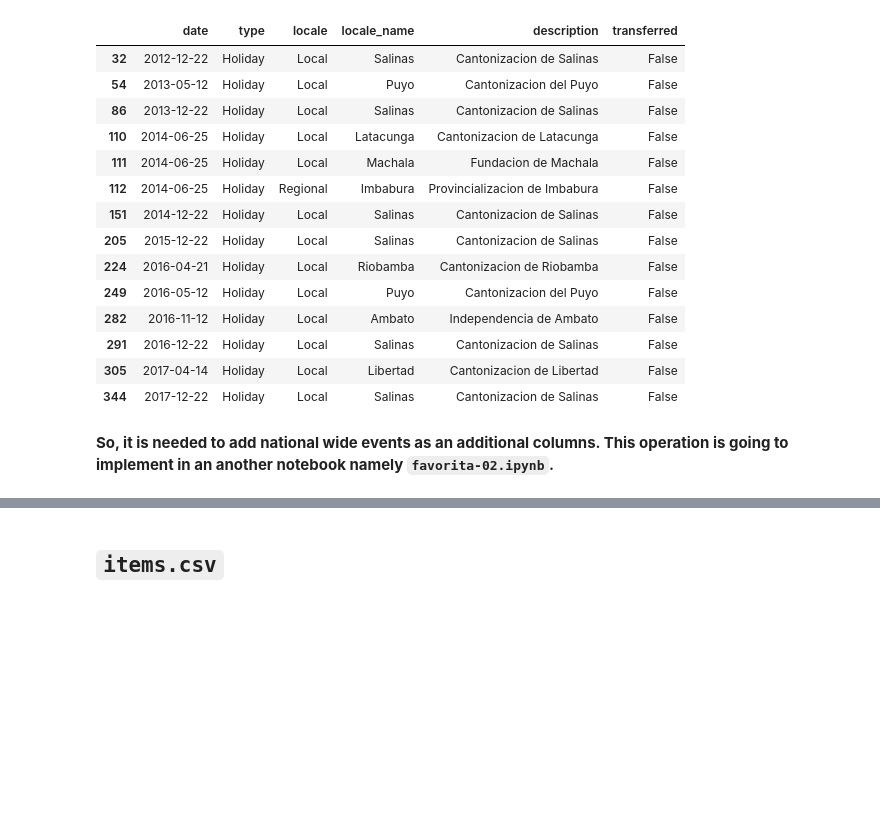
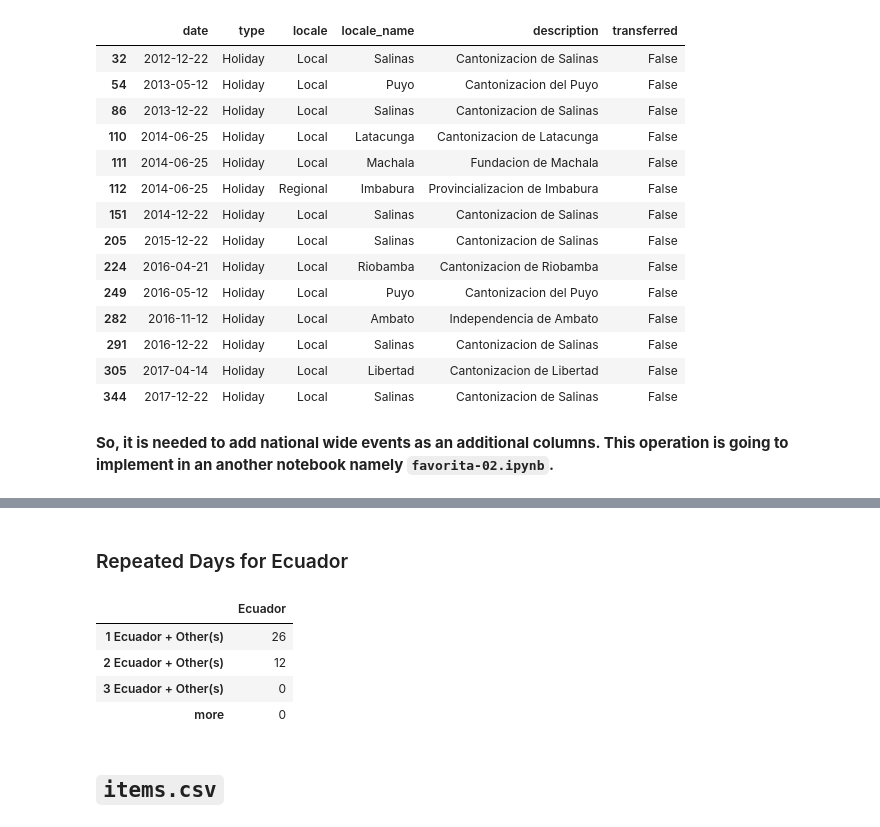
Before and after one commit to ilirium/kaggle-favorita, a Jupyter notebook: favorita-01-look-at-files-02-additional.ipynb, the cells around one changed output, grey strips where cells are left out. Saved outputs shown, nothing was run; the diff lists cells and outputs as text; code cells hidden in the pictures; blank space fills up the shorter version.

```diff
--- a/favorita-01-look-at-files-02-additional.ipynb
+++ b/favorita-01-look-at-files-02-additional.ipynb
@@ -396,3 +475,26 @@ del date
+# %% [markdown]
+### Repeated Days for Ecuador
+# %%
+repeated_ecuador_events = pd.DataFrame({'Ecuador': [0, 0, 0, 0]}, index=['1 Ecuador + Other(s)', '2 Ecuador + Other(s)', '3 Ecuador + Other(s)', 'more'])
+for idx, day in enumerate(repeated_dates):
+    he_ecuador = holiday_events.query('locale_name == "Ecuador"')
+    if len(he_ecuador.query('date == @day')) == 1:
+        repeated_ecuador_events.loc['1 Ecuador + Other(s)', 'Ecuador'] += 1
+    elif len(he_ecuador.query('date == @day')) == 2:
+        repeated_ecuador_events.loc['2 Ecuador + Other(s)', 'Ecuador'] += 1
+    elif len(he_ecuador.query('date == @day')) == 3:
+        repeated_ecuador_events.loc['3 Ecuador + Other(s)', 'Ecuador'] += 1
+    elif len(he_ecuador.query('date == @day')) > 3:
+        repeated_ecuador_events.loc['more', 'Ecuador'] += 1
+
+del idx, day
+display(repeated_ecuador_events)
+# %% [output]
+|  | Ecuador |
+| 1 Ecuador + Other(s) | 26 |
+| 2 Ecuador + Other(s) | 12 |
+| 3 Ecuador + Other(s) | 0 |
+| more | 0 |
 # %% [markdown]
 ## `items.csv`
 # %%
```
Also changed, not shown: parts of 13 cells of this notebook.
